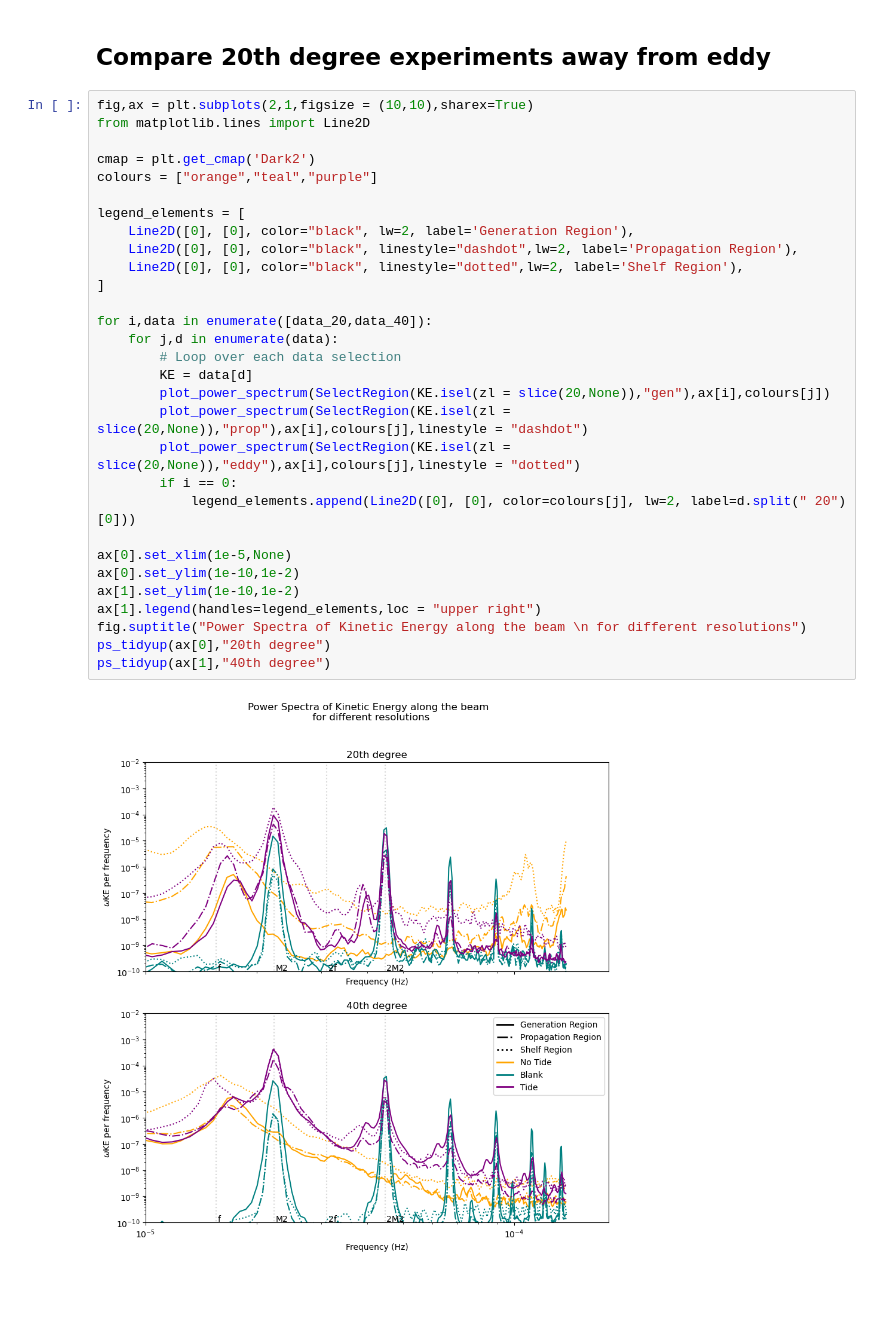
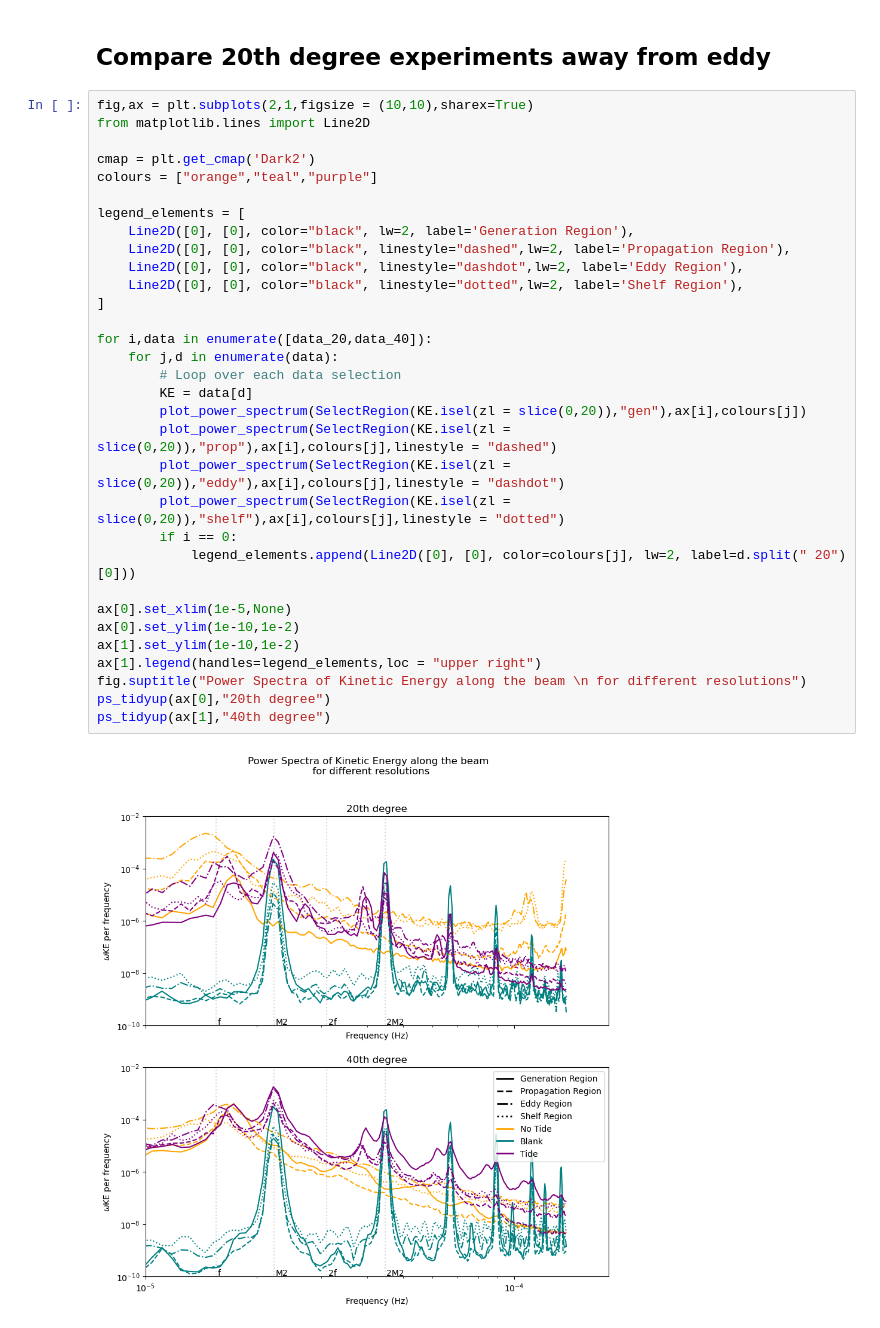
Before and after one commit to ashjbarnes/tasman-tides, a Jupyter notebook: notebooks/analysis/plot spectra.ipynb, the cells around one changed output. Saved outputs shown, nothing was run; the diff lists cells and outputs as text; blank space fills up the shorter version.

```diff
--- a/notebooks/analysis/plot spectra.ipynb
+++ b/notebooks/analysis/plot spectra.ipynb
@@ -234,32 +175,34 @@ Attributes: (0)
 # %%
 fig,ax = plt.subplots(2,1,figsize = (10,10),sharex=True)
 from matplotlib.lines import Line2D
 
 cmap = plt.get_cmap('Dark2')
 colours = ["orange","teal","purple"]
 
 legend_elements = [
     Line2D([0], [0], color="black", lw=2, label='Generation Region'),
-    Line2D([0], [0], color="black", linestyle="dashdot",lw=2, label='Propagation Region'),
+    Line2D([0], [0], color="black", linestyle="dashed",lw=2, label='Propagation Region'),
+    Line2D([0], [0], color="black", linestyle="dashdot",lw=2, label='Eddy Region'),
     Line2D([0], [0], color="black", linestyle="dotted",lw=2, label='Shelf Region'),
 ]
 
 for i,data in enumerate([data_20,data_40]):
     for j,d in enumerate(data):
         # Loop over each data selection
         KE = data[d]
-        plot_power_spectrum(SelectRegion(KE.isel(zl = slice(20,None)),"gen"),ax[i],colours[j])
-        plot_power_spectrum(SelectRegion(KE.isel(zl = slice(20,None)),"prop"),ax[i],colours[j],linestyle = "dashdot")
-        plot_power_spectrum(SelectRegion(KE.isel(zl = slice(20,None)),"eddy"),ax[i],colours[j],linestyle = "dotted")
+        plot_power_spectrum(SelectRegion(KE.isel(zl = slice(0,20)),"gen"),ax[i],colours[j])
+        plot_power_spectrum(SelectRegion(KE.isel(zl = slice(0,20)),"prop"),ax[i],colours[j],linestyle = "dashed")
+        plot_power_spectrum(SelectRegion(KE.isel(zl = slice(0,20)),"eddy"),ax[i],colours[j],linestyle = "dashdot")
+        plot_power_spectrum(SelectRegion(KE.isel(zl = slice(0,20)),"shelf"),ax[i],colours[j],linestyle = "dotted")
         if i == 0:
             legend_elements.append(Line2D([0], [0], color=colours[j], lw=2, label=d.split(" 20")[0]))
 
 ax[0].set_xlim(1e-5,None)
 ax[0].set_ylim(1e-10,1e-2)
 ax[1].set_ylim(1e-10,1e-2)
 ax[1].legend(handles=legend_elements,loc = "upper right")
 fig.suptitle("Power Spectra of Kinetic Energy along the beam \n for different resolutions")
 ps_tidyup(ax[0],"20th degree")
 ps_tidyup(ax[1],"40th degree")
 # %% [output]
-[figure, old version]
+[figure, new version]
```
Also changed, not shown: parts of 8 cells of this notebook, 2 other files.
